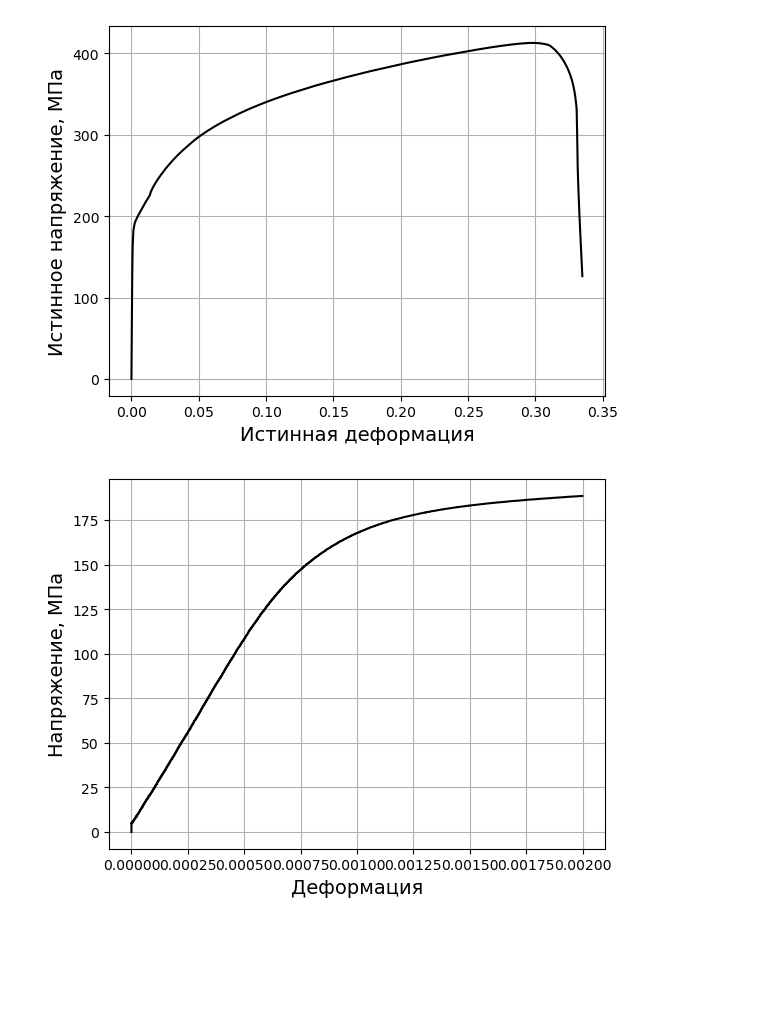
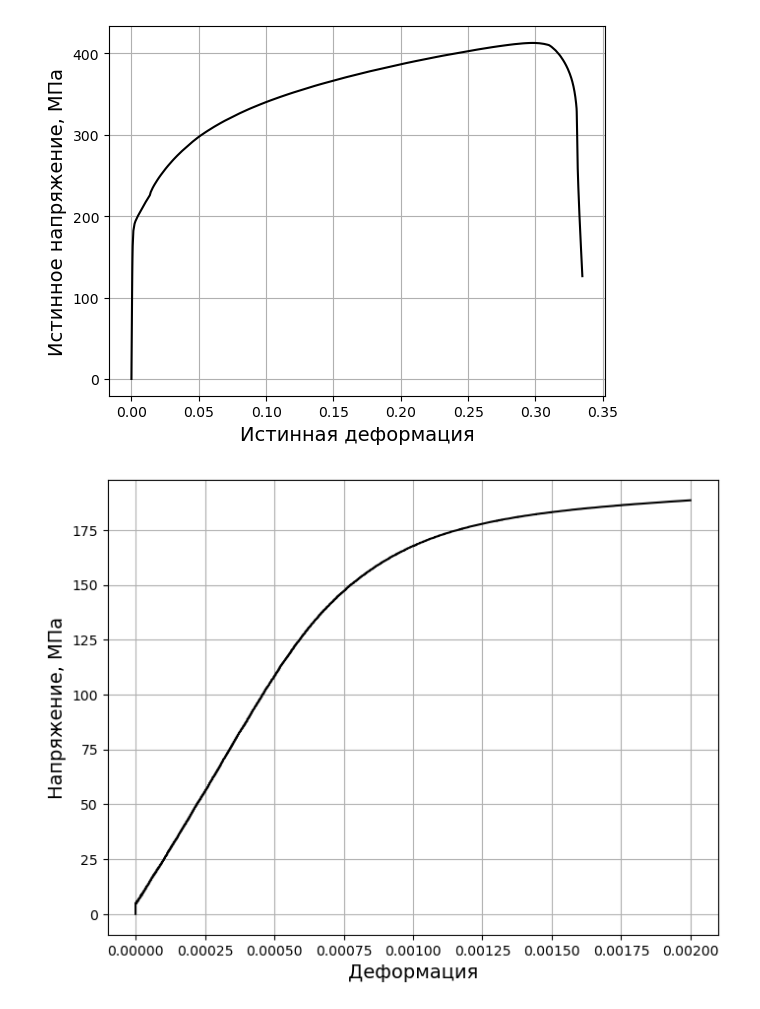
Before and after one commit to AlexanderASidorov/tension_test_calculations, a Jupyter notebook: bin/Lection_003.ipynb, the cells around one changed output. Saved outputs shown, nothing was run; the diff lists cells and outputs as text; code cells hidden in the pictures; blank space fills up the shorter version.

```diff
--- a/bin/Lection_003.ipynb
+++ b/bin/Lection_003.ipynb
@@ -30,22 +34,23 @@ plt.grid()
 # %%
 # посмотрим поближе на упруго-пластическую часть графика.
 elastic_limit = 0.002 # условно примем, что упругая зона расположена слева от точки 0.002 (0.2%) по оси деформации
 strain_elastic_plastic = [0] # пустой список, куда будем записывать упруго-пластические деформации
 stress_elastic_plastic = [0] # пустой список, куда будем записывать упруго-пластические напряжения
 
 for i in range(1, len(strain)):
     if strain[i] <= elastic_limit:
         strain_elastic_plastic.append(strain[i])
         stress_elastic_plastic.append(stress[i])
     else: break
 
 # Посмотрим что получилось
 # создаем "базу" для график
+plt.figure(figsize=(8, 6))
 plt.plot (strain_elastic_plastic, stress_elastic_plastic, '-', color = 'black')
 # Добавляем названия осей
 plt.xlabel ('Деформация', fontsize = 14)
 plt.ylabel ('Напряжение, МПа', fontsize = 14)
 # добавляем для красоты сетку
 plt.grid()
 # %% [output]
-[figure, old version]
+[figure, new version]
```
Also changed, not shown: parts of 5 cells of this notebook, 3 other files.
